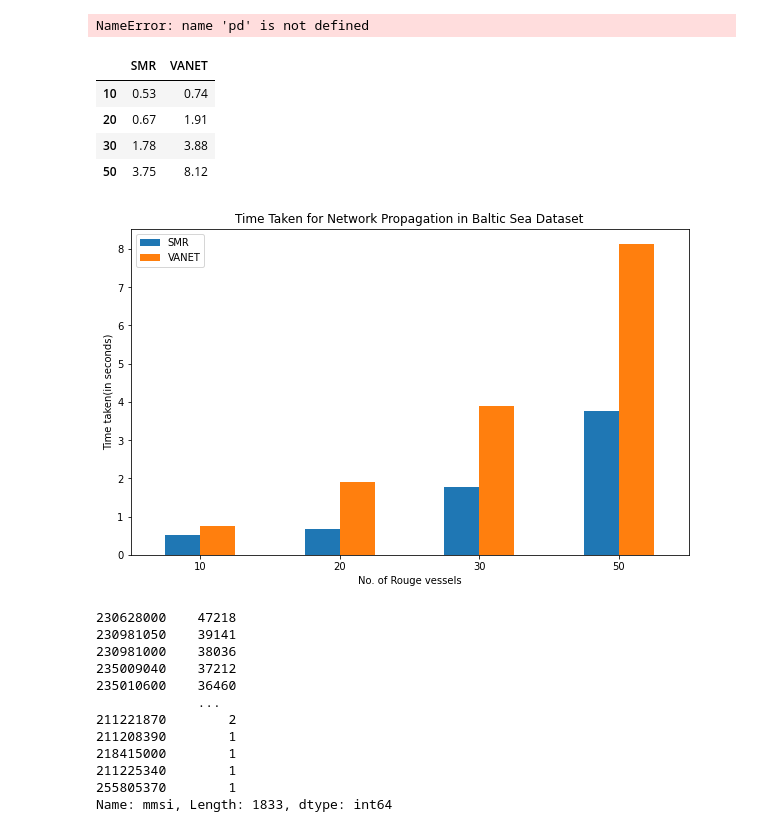
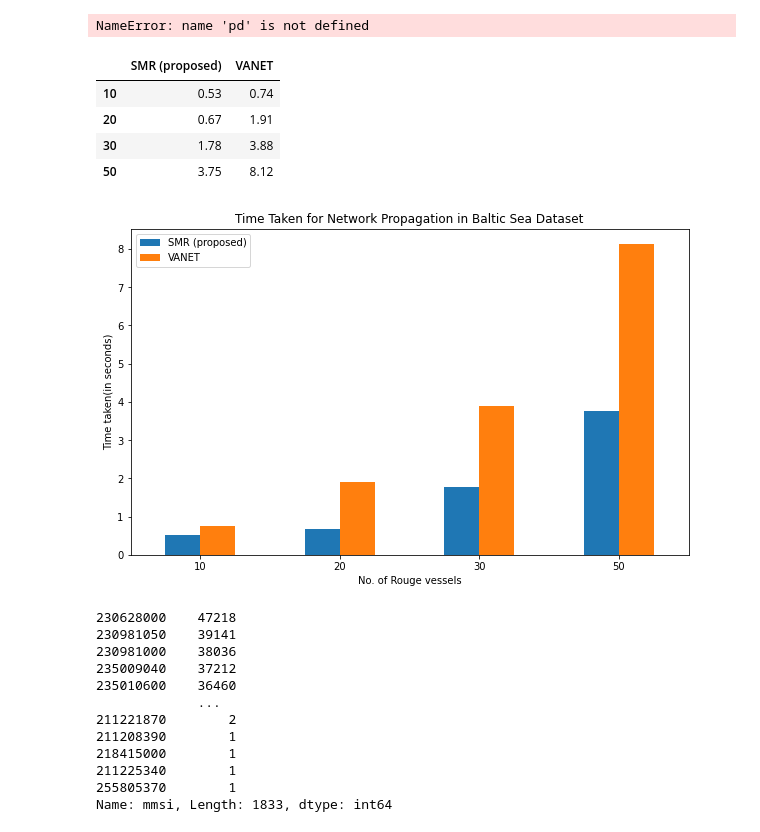
Before and after one commit to naveennvrgup/SMR-Protocol, a Jupyter notebook: results.ipynb, the cells around one changed output. Saved outputs shown, nothing was run; the diff lists cells and outputs as text; code cells hidden in the pictures.

```diff
--- a/results.ipynb
+++ b/results.ipynb
@@ -117,33 +117,35 @@ res_df
 NameError: name 'pd' is not defined
 # %%
 res_df = pd.DataFrame({
-    'SMR': {
+    'SMR (proposed)': {
         '10': 0.53,
         '20': 0.67,
         '30': 1.78,
         '50': 3.75,
     },
     'VANET': {
         '10': 0.74,
         '20': 1.91,
         '30': 3.88,
         '50': 8.12,
     }
 })
 
+plt.rcParams["figure.figsize"] = (10,6)
+
 res_df.plot.bar(
         rot=0,
         title='Time Taken for Network Propagation in Baltic Sea Dataset',
         xlabel='No. of Rouge vessels',
         ylabel='Time taken(in seconds)',)
 res_df
 # %% [output]
-|  | SMR | VANET |
+|  | SMR (proposed) | VANET |
 | 10 | 0.53 | 0.74 |
 | 20 | 0.67 | 1.91 |
 | 30 | 1.78 | 3.88 |
 | 50 | 3.75 | 8.12 |
-[figure, old version]
+[figure, new version]
 # %%
 sup=pd.read_csv('file:///home/naveennvrgup/Downloads/ais_baltic_sea/training_set.csv')
 # %%
```
Also changed, not shown: parts of 1 cell of this notebook.
